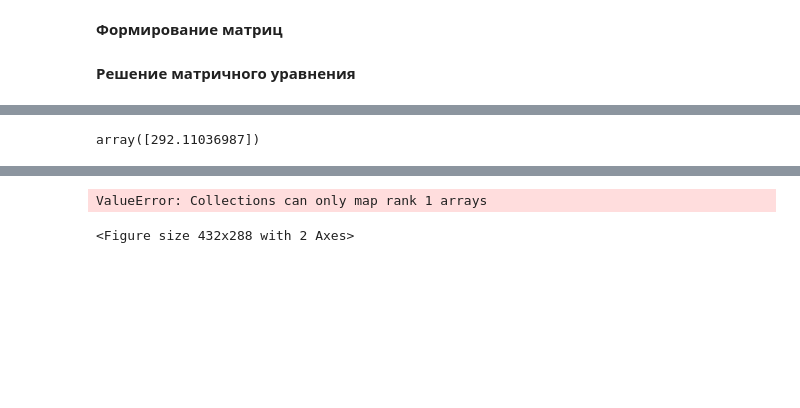
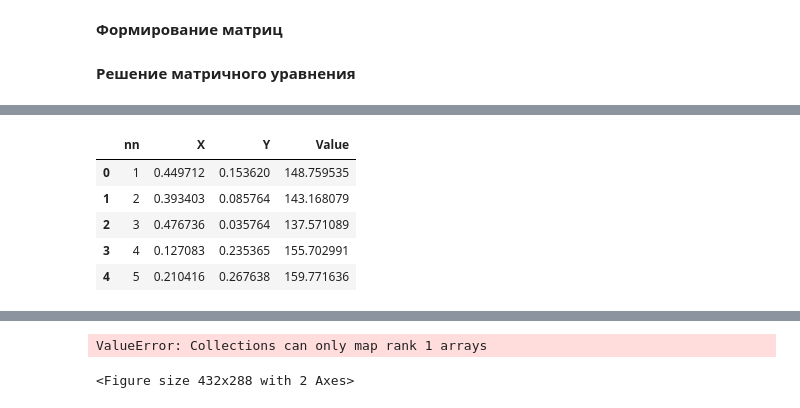
Before and after one commit to MalastowskiNS/FVM, a Jupyter notebook: book_heat_tack_continue-2.ipynb, the cells around one changed output, grey strips where cells are left out. Saved outputs shown, nothing was run; the diff lists cells and outputs as text; code cells hidden in the pictures; blank space fills up the shorter version.

```diff
--- a/book_heat_tack_continue-2.ipynb
+++ b/book_heat_tack_continue-2.ipynb
@@ -643,4 +594,12 @@ array([[0.39340278, 0.08576389],
 # %%
-X[12]
+# unstructural mesh results q = -5000, alpha = 20 Trez = 400, T=150
+fluent_rez = pd.read_csv('q_conv_T_tet_cell_based.csv')
+fluent_rez.columns = ('nn', 'X', 'Y', 'Value')
+fluent_rez.head(5)
 # %% [output]
-array([292.11036987])
+|  | nn | X | Y | Value |
+| 0 | 1 | 0.449712 | 0.153620 | 148.759535 |
+| 1 | 2 | 0.393403 | 0.085764 | 143.168079 |
+| 2 | 3 | 0.476736 | 0.035764 | 137.571089 |
+| 3 | 4 | 0.127083 | 0.235365 | 155.702991 |
+| 4 | 5 | 0.210416 | 0.267638 | 159.771636 |
```
Also changed, not shown: parts of 15 cells of this notebook, 2 other files.
